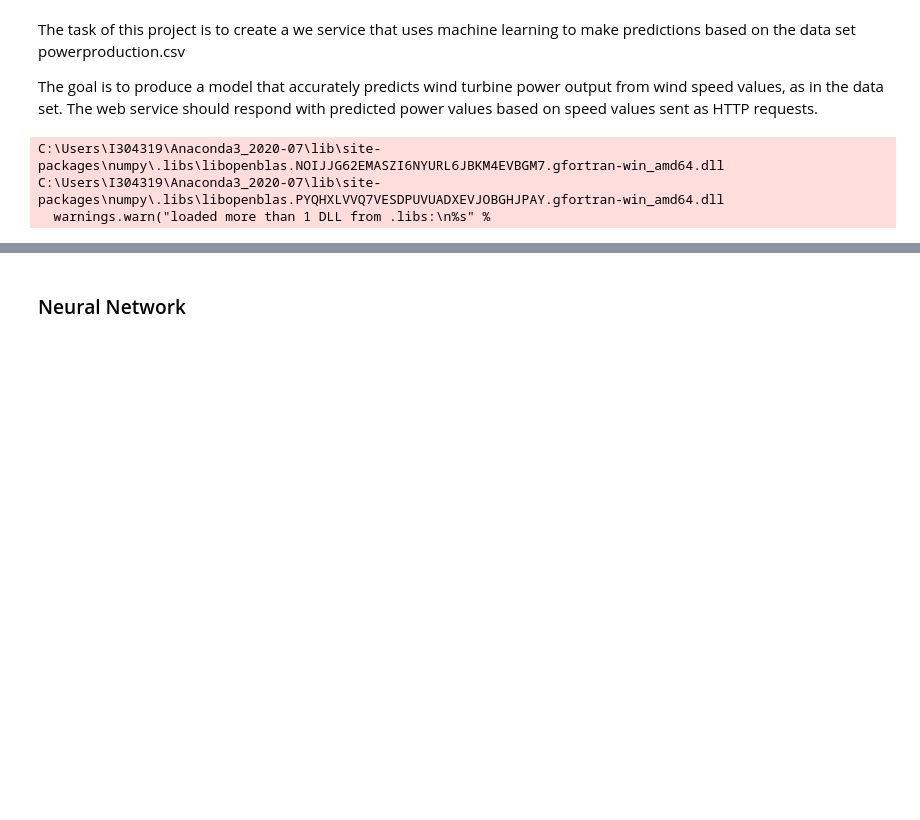
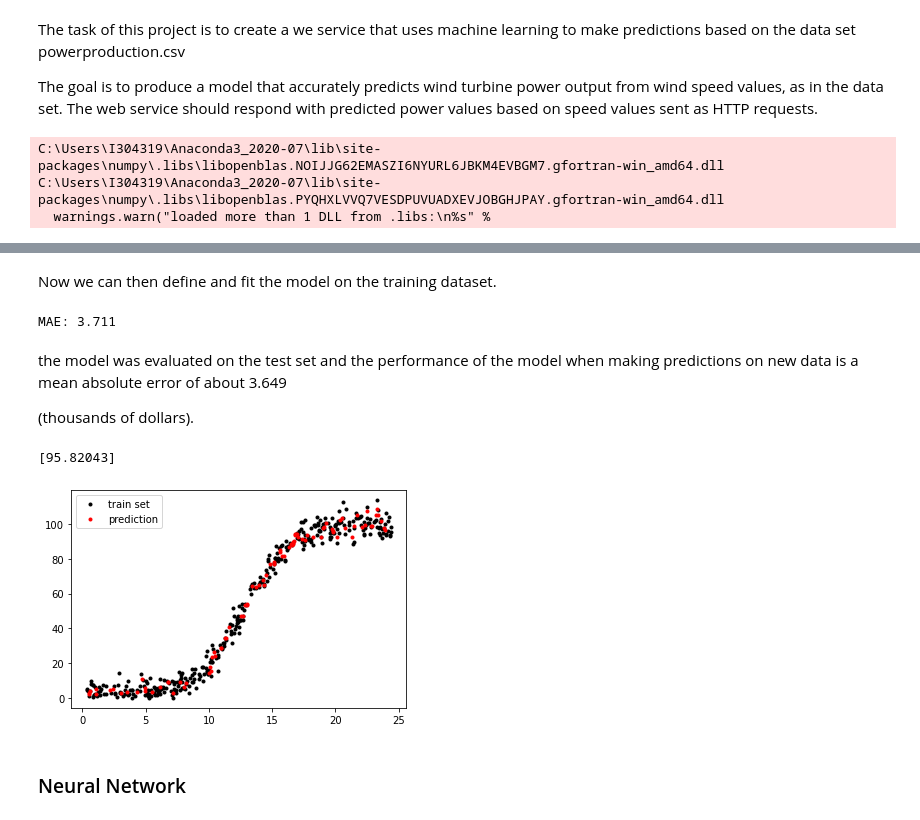
Before and after one commit to JuliaMal/Machine_learning_project, a Jupyter notebook: Project.ipynb, the cells around one changed output, grey strips where cells are left out. Saved outputs shown, nothing was run; the diff lists cells and outputs as text; code cells hidden in the pictures; blank space fills up the shorter version.

Commit message:
Random Forest

```diff
--- a/Project.ipynb
+++ b/Project.ipynb
@@ -71,4 +84,4 @@ Y = df.iloc[:, 1].values
 # %%
 # splitting the dataset into train & test sets (80% train & 20% test)
 # to have rows assigned to the train and test sets randomly random_state is used
-X_train, X_test, Y_train, Y_test = train_test_split(X, Y, test_size=0.2, random_state=1)
+x_train, x_test, y_train, y_test = train_test_split(x, y, test_size=0.2, random_state=1)
@@ -102,3 +96,38 @@ print(Y_test)
+# %%
+# reshaping models to get 2D arrays instead of 1D
+X_train = x_train.reshape(-1,1)
+X_test = x_test.reshape(-1,1)
+# %% [markdown]
+Now we can then define and fit the model on the training dataset.
+# %%
+# fitting the model
+model = RandomForestRegressor()
+model.fit(X_train, y_train)
+
+# make predictions
+y_pred = model.predict(X_test)
+
+#evaluate predictions
+mae = mean_absolute_error(y_test, y_pred)
+print('MAE: %.3f' % mae)
+# %% [output]
+MAE: 3.711
+# %% [markdown]
+the model was evaluated on the test set and the performance of the model when making predictions on new data is a mean absolute error of about 3.649
+
+(thousands of dollars).
+# %%
+pred = model.predict([[24.399]])
+print(pred)
+# %% [output]
+[95.82043]
+# %%
+# Now let's see on the graph.
+plt.plot(x_train, y_train, 'k.', label='train set')
+plt.plot(x_test, y_pred,'r.', label='prediction')
+plt.legend();
+# %% [output]
+[figure, added]
 # %% [markdown]
 ### Neural Network
 # %%
```
Also changed, not shown: parts of 18 cells of this notebook, 1 other file.
